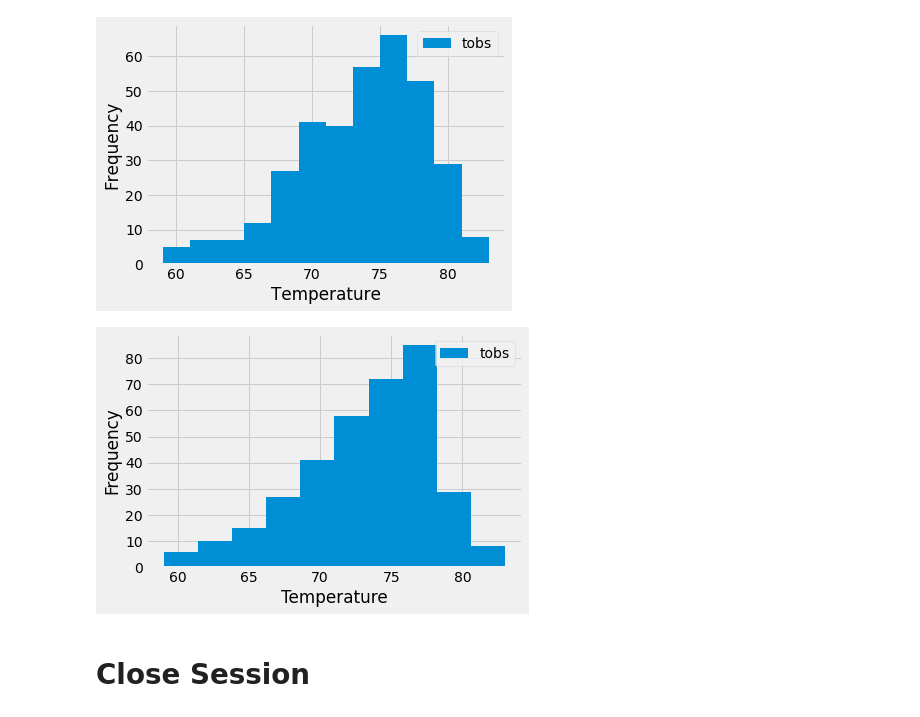
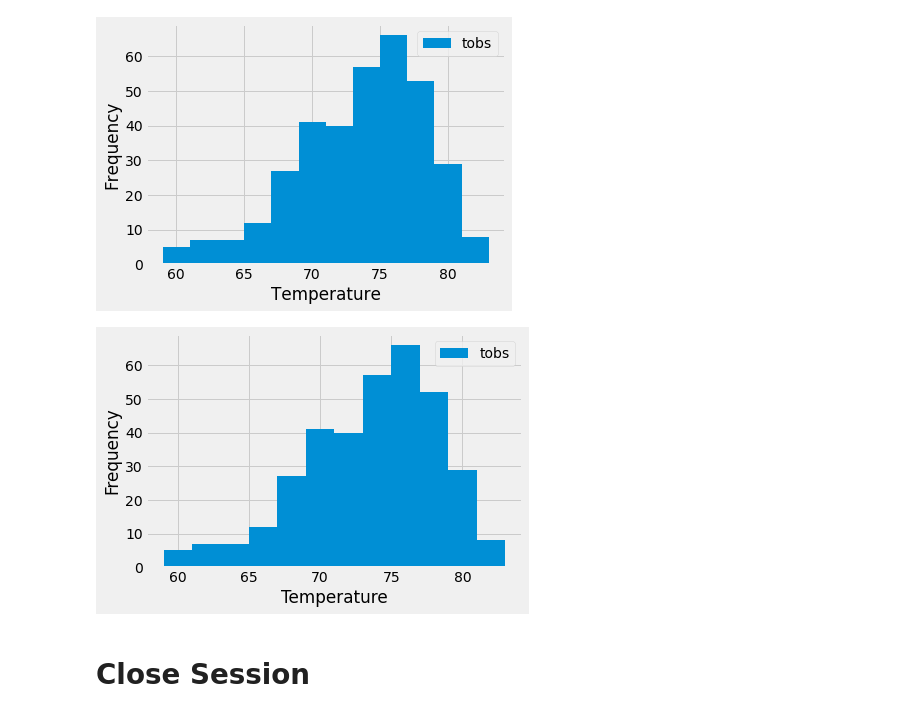
Before and after one commit to vadulas/sqlAlchecmy_challenge, a Jupyter notebook: climate_starter.ipynb, the cells around one changed output. Drawn from its saved outputs; the diff is of its cells as text; code cells hidden in the pictures.

Commit message:
Fixed an issue with the plots, added Flask app

```diff
--- a/climate_starter.ipynb
+++ b/climate_starter.ipynb
@@ -220,18 +227,15 @@ Text(0.5, -1.340000000000014, 'Temperature')
 # %%
 temperature_data = session.query(Measurement.tobs).\
                     filter(Measurement.station == 'USC00519281').\
                     filter(Measurement.date > query_dt)
 temperature_df = pd.DataFrame(temperature_data)
-temperature_df.plot.hist()
+temperature_df.plot.hist(bins=12)
 
-#set the frequency of y-ticks
-y_ticks = np.arange(0,90,10)
-plt.yticks(y_ticks)
 plt.legend(loc='upper right')
 plt.xlabel('Temperature')
 plt.show()
 # %% [output]
-[figure, old version]
+[figure, new version]
 # %% [markdown]
 # Close Session
 # %%
```
Also changed, not shown: parts of 4 cells of this notebook, 2 other files.
